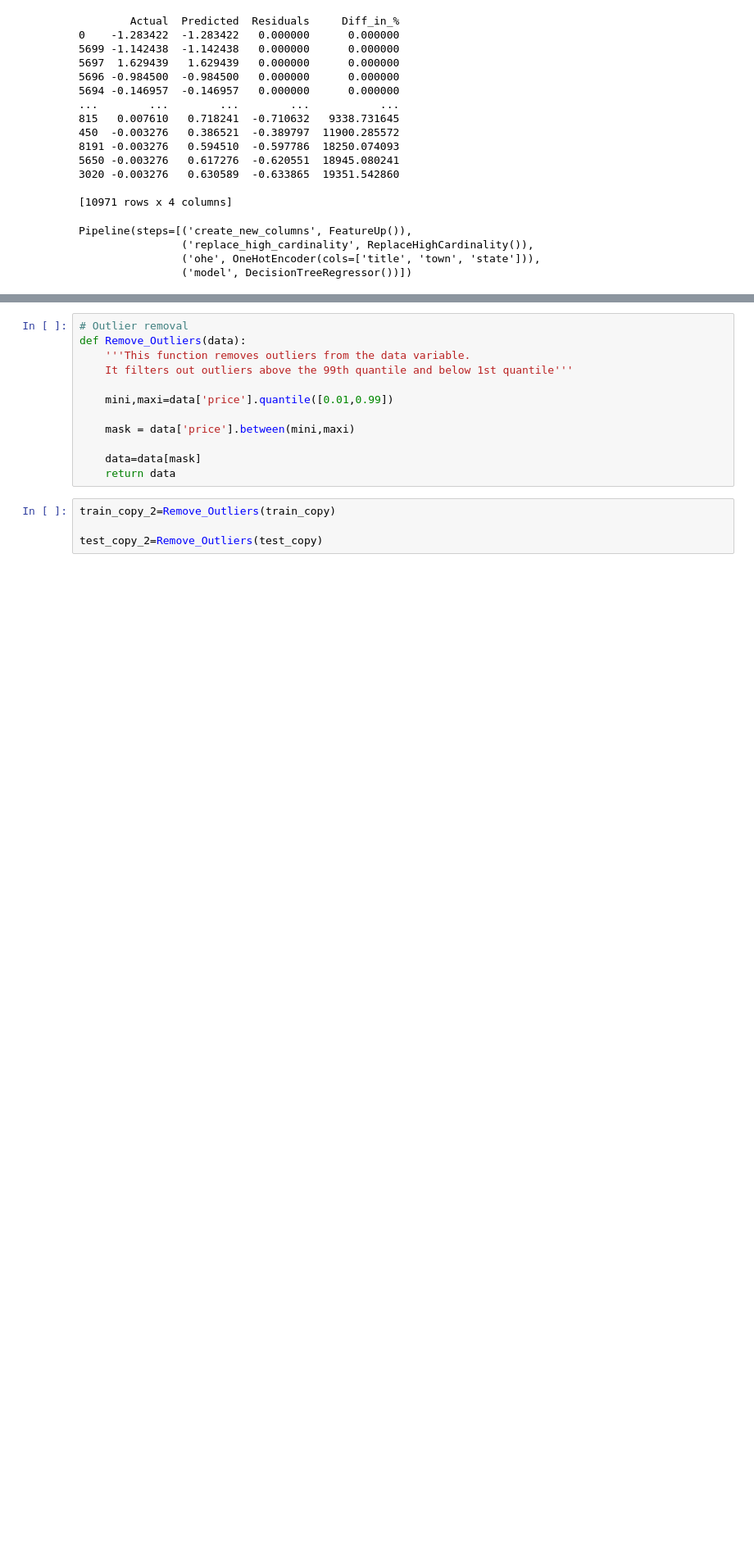
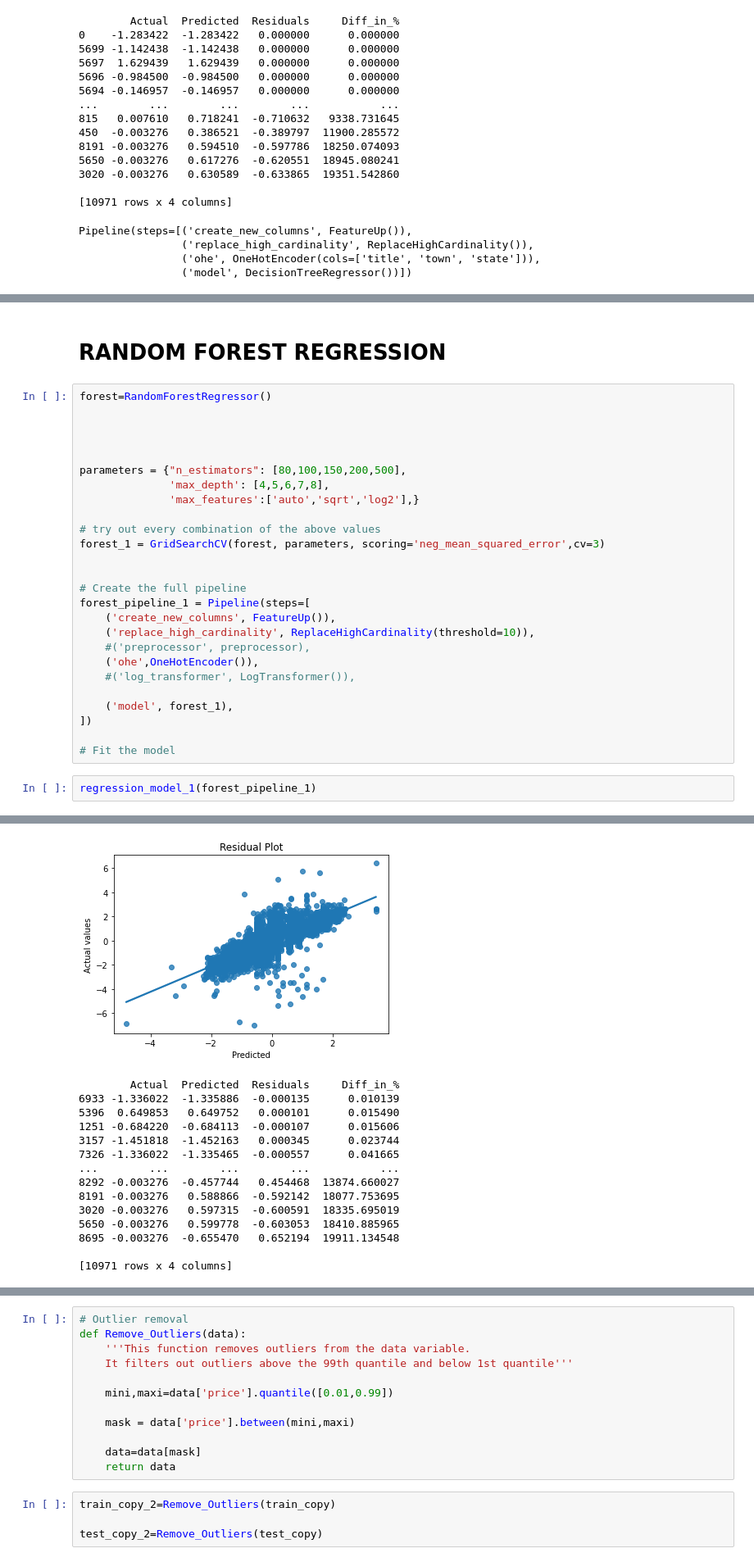
Before and after one commit to NeonStone7/Nigerian_house_price_prediction, a Jupyter notebook: Project_Nigerian_House_Price_Prediction.ipynb, the cells around one changed output, grey strips where cells are left out. Shown at 82% size. Saved outputs shown, nothing was run; the diff lists cells and outputs as text; blank space fills up the shorter version.

```diff
--- a/Project_Nigerian_House_Price_Prediction.ipynb
+++ b/Project_Nigerian_House_Price_Prediction.ipynb
@@ -989,0 +980,31 @@ test_copy=test.copy()
+# %% [markdown]
+# RANDOM FOREST REGRESSION
+# %%
+forest=RandomForestRegressor()
+
+
+
+
+parameters = {"n_estimators": [80,100,150,200,500],
+              'max_depth': [4,5,6,7,8],
+              'max_features':['auto','sqrt','log2'],}
+
+# try out every combination of the above values
+forest_1 = GridSearchCV(forest, parameters, scoring='neg_mean_squared_error',cv=3)
+
+
+# Create the full pipeline
+forest_pipeline_1 = Pipeline(steps=[
+    ('create_new_columns', FeatureUp()),
+    ('replace_high_cardinality', ReplaceHighCardinality(threshold=10)),
+    #('preprocessor', preprocessor),
+    ('ohe',OneHotEncoder()),
+    #('log_transformer', LogTransformer()),
+
+    ('model', forest_1),
+])
+
+# Fit the model
+# %%
+regression_model_1(forest_pipeline_1)
+# %% [output]
@@ -989,0 +1022,15 @@ test_copy=test.copy()
+[figure, added]
+        Actual  Predicted  Residuals     Diff_in_%
+6933 -1.336022  -1.335886  -0.000135      0.010139
+5396  0.649853   0.649752   0.000101      0.015490
+1251 -0.684220  -0.684113  -0.000107      0.015606
+3157 -1.451818  -1.452163   0.000345      0.023744
+7326 -1.336022  -1.335465  -0.000557      0.041665
+...        ...        ...        ...           ...
+8292 -0.003276  -0.457744   0.454468  13874.660027
+8191 -0.003276   0.588866  -0.592142  18077.753695
+3020 -0.003276   0.597315  -0.600591  18335.695019
+5650 -0.003276   0.599778  -0.603053  18410.885965
+8695 -0.003276  -0.655470   0.652194  19911.134548
+
+[10971 rows x 4 columns]
```
Also changed, not shown: parts of 129 cells of this notebook.
